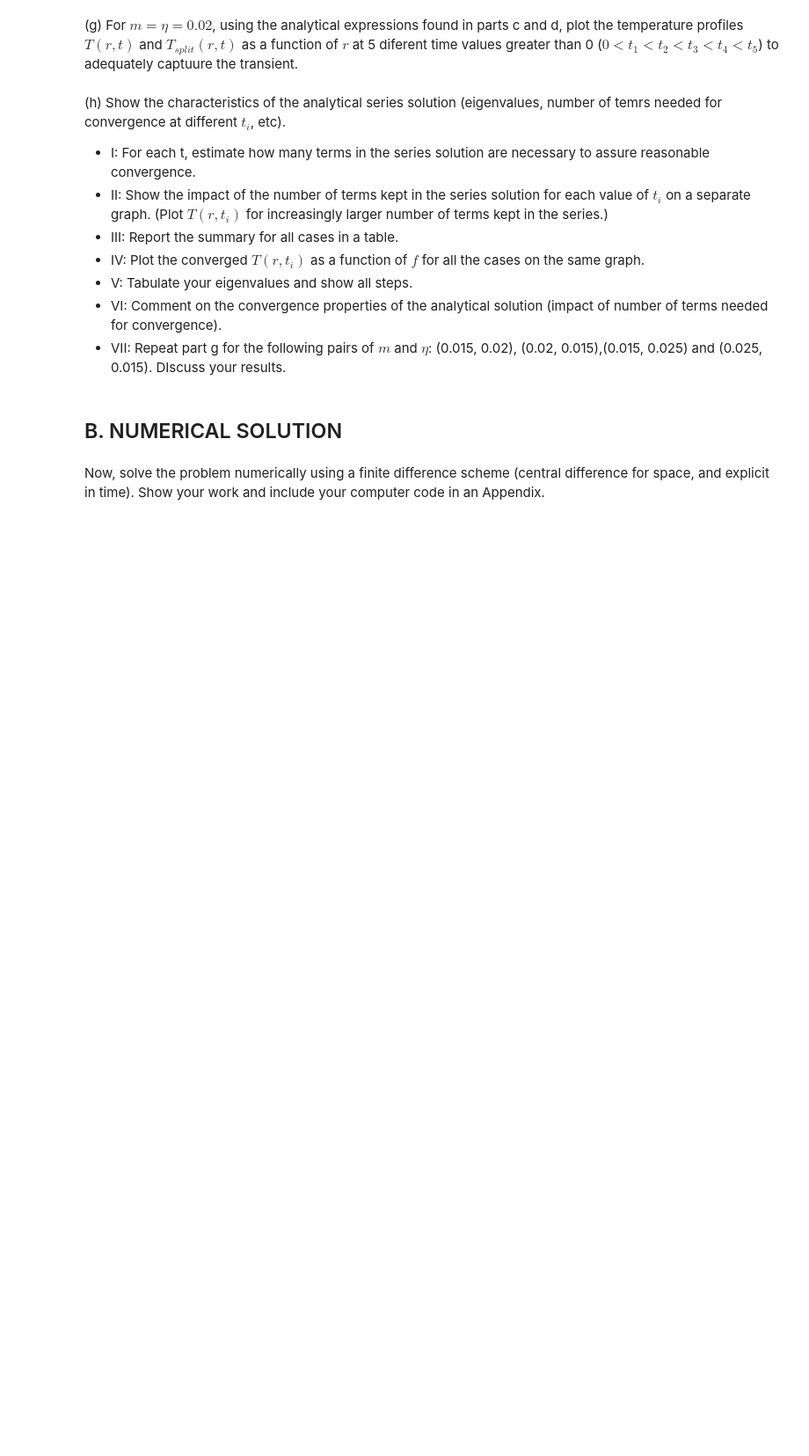
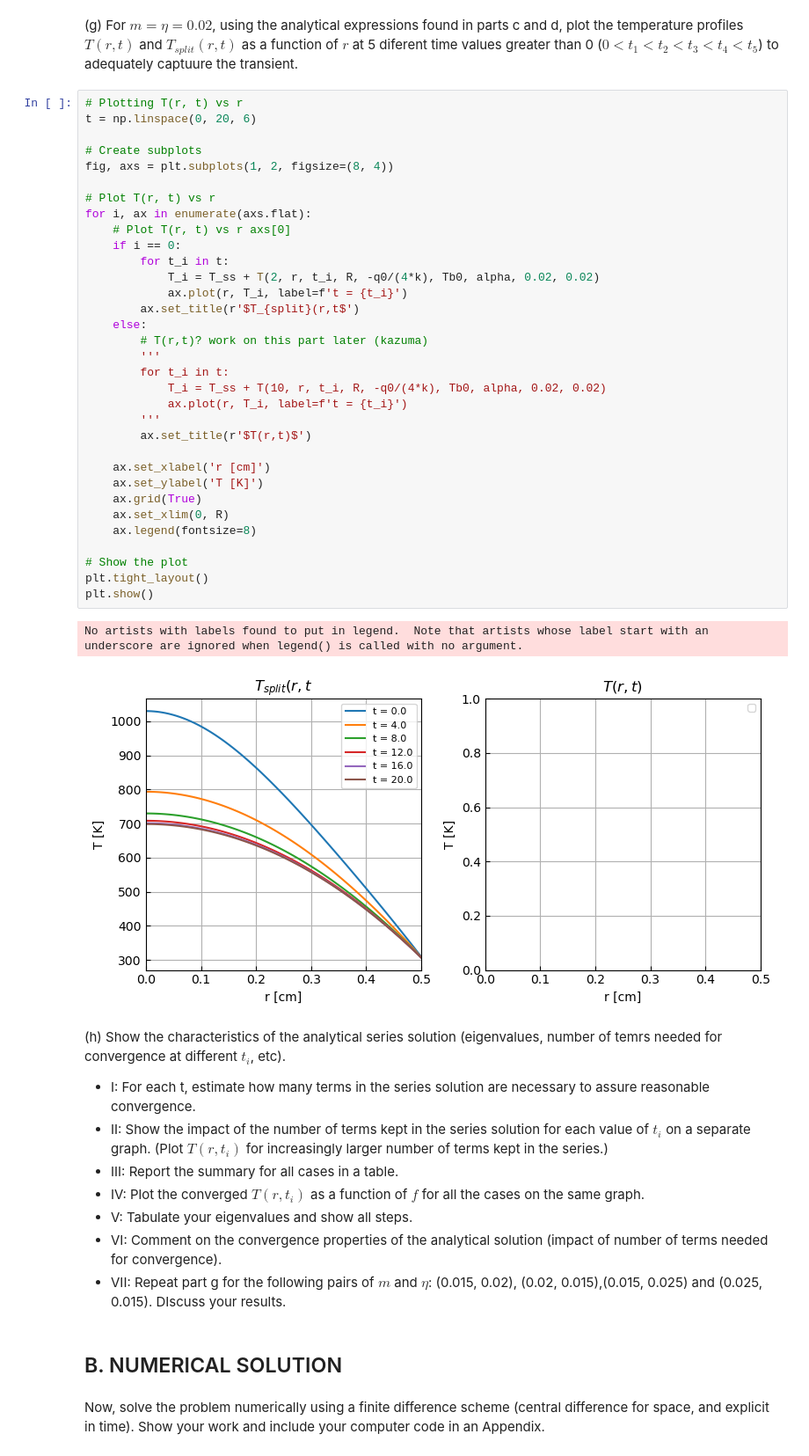
Before and after one commit to kkazuma19/HW501, a Jupyter notebook: CP2.ipynb, the cells around one changed output. Shown at 88% size. Cells and saved outputs as stored; diff of their text form; blank space fills up the shorter version.

```diff
--- a/CP2.ipynb
+++ b/CP2.ipynb
@@ -538,6 +538,42 @@ plt.show()
 [figure]
 # %% [markdown]
 (g) For $m=\eta=0.02$, using the analytical expressions found in parts c and d, plot the temperature profiles $T(r,t)$ and $T_{split}(r,t)$ as a function of $r$ at 5 diferent time values greater than 0 ($0 < t_1 < t_2 < t_3 < t_4 < t_5$) to adequately captuure the transient.
+# %%
+# Plotting T(r, t) vs r
+t = np.linspace(0, 20, 6)
+
+# Create subplots
+fig, axs = plt.subplots(1, 2, figsize=(8, 4))
+
+# Plot T(r, t) vs r
+for i, ax in enumerate(axs.flat):
+    # Plot T(r, t) vs r axs[0]
+    if i == 0:
+        for t_i in t:
+            T_i = T_ss + T(2, r, t_i, R, -q0/(4*k), Tb0, alpha, 0.02, 0.02)
+            ax.plot(r, T_i, label=f't = {t_i}')
+        ax.set_title(r'$T_{split}(r,t$')
+    else:
+        # T(r,t)? work on this part later (kazuma)
+        '''
+        for t_i in t:
+            T_i = T_ss + T(10, r, t_i, R, -q0/(4*k), Tb0, alpha, 0.02, 0.02)
+            ax.plot(r, T_i, label=f't = {t_i}')
+        '''
+        ax.set_title(r'$T(r,t)$')
+
+    ax.set_xlabel('r [cm]')
+    ax.set_ylabel('T [K]')
+    ax.grid(True)
+    ax.set_xlim(0, R)
+    ax.legend(fontsize=8)
+
+# Show the plot
+plt.tight_layout()
+plt.show()
+# %% [output]
+No artists with labels found to put in legend.  Note that artists whose label start with an underscore are ignored when legend() is called with no argument.
+[figure, added]
 # %% [markdown]
 (h) Show the characteristics of the analytical series solution (eigenvalues, number of temrs needed for convergence at different $t_i$, etc).
 - I: For each t, estimate how many terms in the series solution are necessary to assure reasonable convergence.
```
